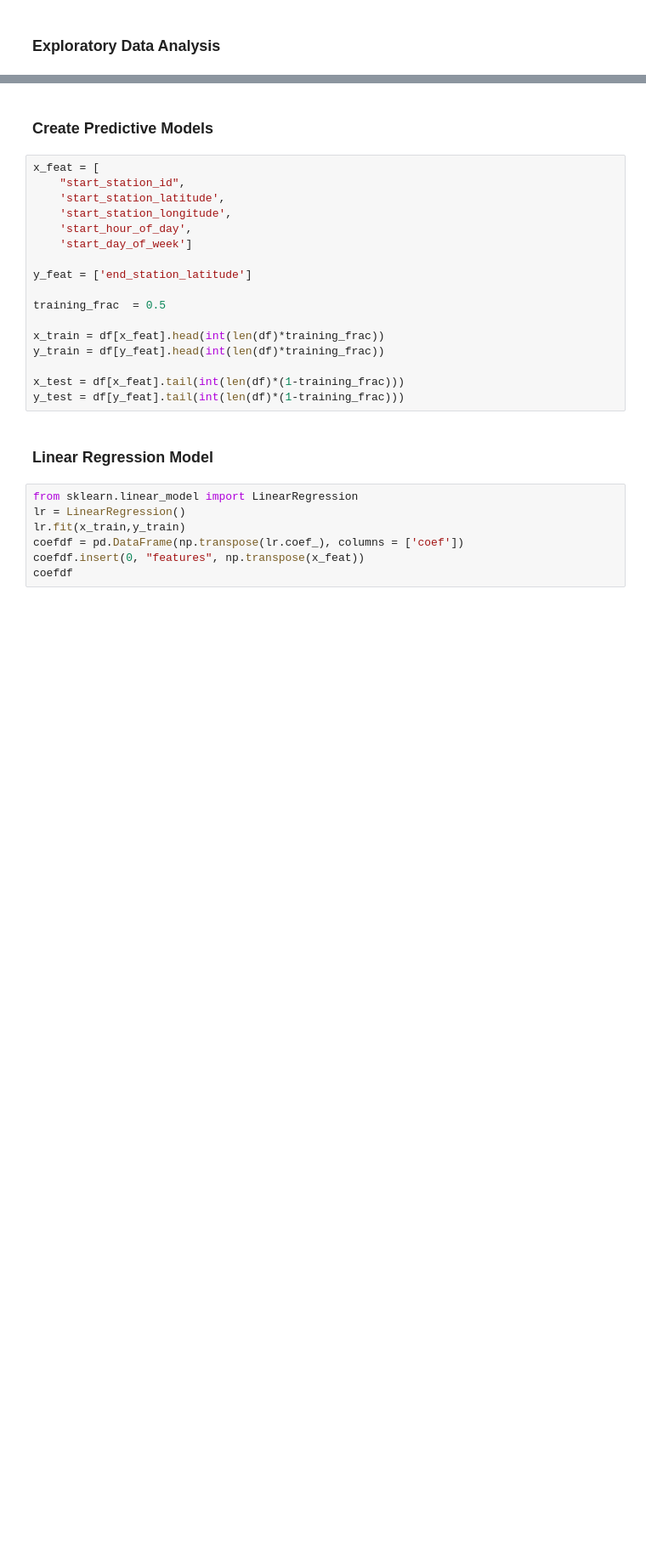
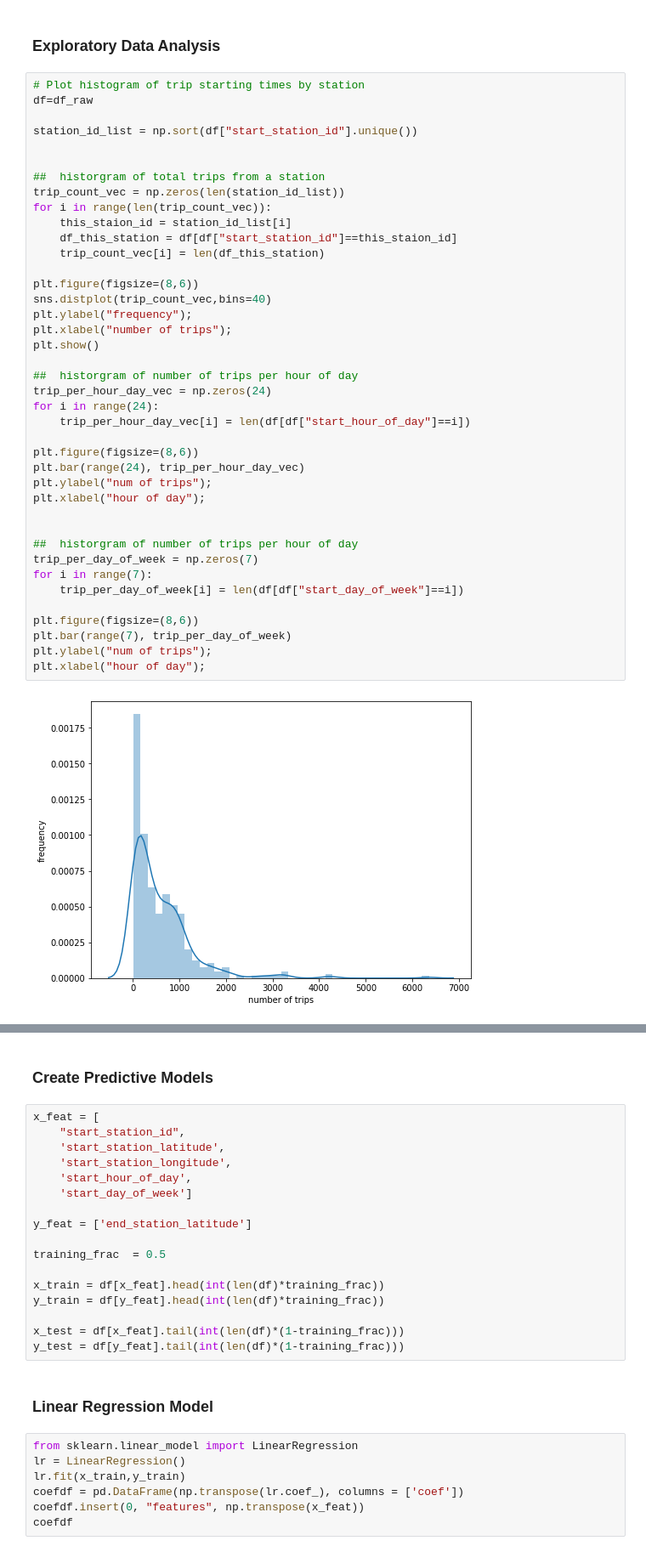
Before and after one commit to nivalle/BayWheelPredict, a Jupyter notebook: BayWheel Prediction.ipynb, the cells around one changed output, grey strips where cells are left out. Shown: that part at 85% size. Drawn from its saved outputs; the diff is of its cells as text; blank space fills up the shorter version.

```diff
--- a/BayWheel Prediction.ipynb
+++ b/BayWheel Prediction.ipynb
@@ -73,2 +56,44 @@ df["start_day_of_week"] = dow_col
 # %% [markdown]
 ### Exploratory Data Analysis
+# %%
+# Plot histogram of trip starting times by station
+df=df_raw
+
+station_id_list = np.sort(df["start_station_id"].unique())
+
+
+##  historgram of total trips from a station
+trip_count_vec = np.zeros(len(station_id_list))
+for i in range(len(trip_count_vec)):
+    this_staion_id = station_id_list[i]
+    df_this_station = df[df["start_station_id"]==this_staion_id]
+    trip_count_vec[i] = len(df_this_station)
+
+plt.figure(figsize=(8,6))
+sns.distplot(trip_count_vec,bins=40)
+plt.ylabel("frequency");
+plt.xlabel("number of trips");
+plt.show()
+
+##  historgram of number of trips per hour of day
+trip_per_hour_day_vec = np.zeros(24)
+for i in range(24):
+    trip_per_hour_day_vec[i] = len(df[df["start_hour_of_day"]==i])
+
+plt.figure(figsize=(8,6))
+plt.bar(range(24), trip_per_hour_day_vec)
+plt.ylabel("num of trips");
+plt.xlabel("hour of day");
+
+
+##  historgram of number of trips per hour of day
+trip_per_day_of_week = np.zeros(7)
+for i in range(7):
+    trip_per_day_of_week[i] = len(df[df["start_day_of_week"]==i])
+
+plt.figure(figsize=(8,6))
+plt.bar(range(7), trip_per_day_of_week)
+plt.ylabel("num of trips");
+plt.xlabel("hour of day");
+# %% [output]
+[figure, added]
```
Also changed, not shown: parts of 11 cells of this notebook.
